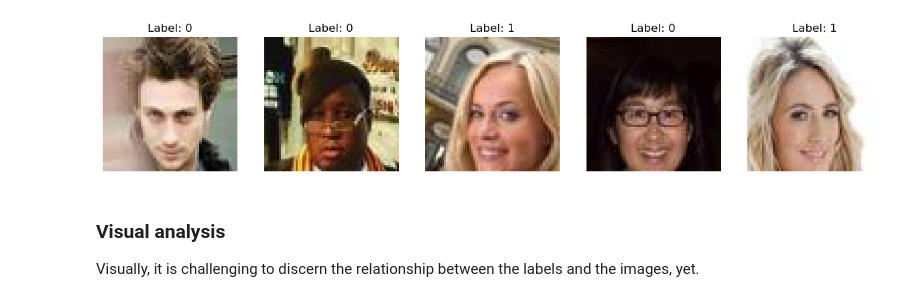
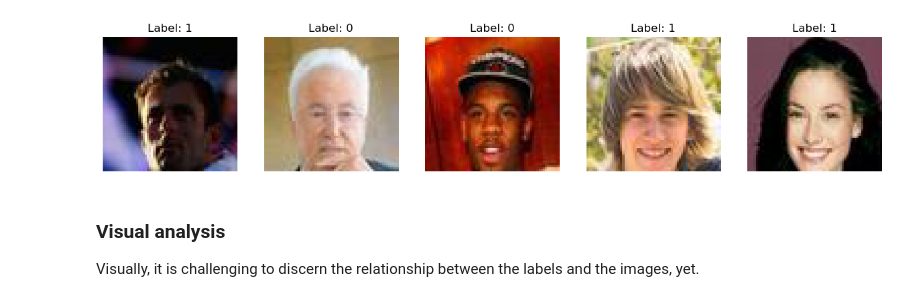
Before and after one commit to wasphulud/basic_binary_classification, a Jupyter notebook: data_exploration.ipynb, the cells around one changed output. Saved outputs shown, nothing was run; the diff lists cells and outputs as text; code cells hidden in the pictures.

```diff
--- a/data_exploration.ipynb
+++ b/data_exploration.ipynb
@@ -17,20 +20,20 @@ label_counts = Counter(labels)
 # %%
 image_files = [f"{i+1:06d}.jpg" for i in range(len(labels))]
-k = 480
+k = 956
 sample_images = image_files[k:k+5]
 
 plt.figure(figsize=(15, 10))
 for i, img_name in enumerate(sample_images):
     img_path = os.path.join(original_folder, img_name)
     img = mpimg.imread(img_path)
     plt.subplot(1, 5, i+1)
     plt.imshow(img)
     plt.title(f"Label: {labels[i+k]}")
     plt.axis('off')
 
 plt.show()
 # %% [output]
-[figure, old version]
+[figure, new version]
 # %% [markdown]
 ### Visual analysis
 Visually, it is challenging to discern the relationship between the labels and the images, yet.
```
Also changed, not shown: parts of 11 cells of this notebook, 3 other files.
